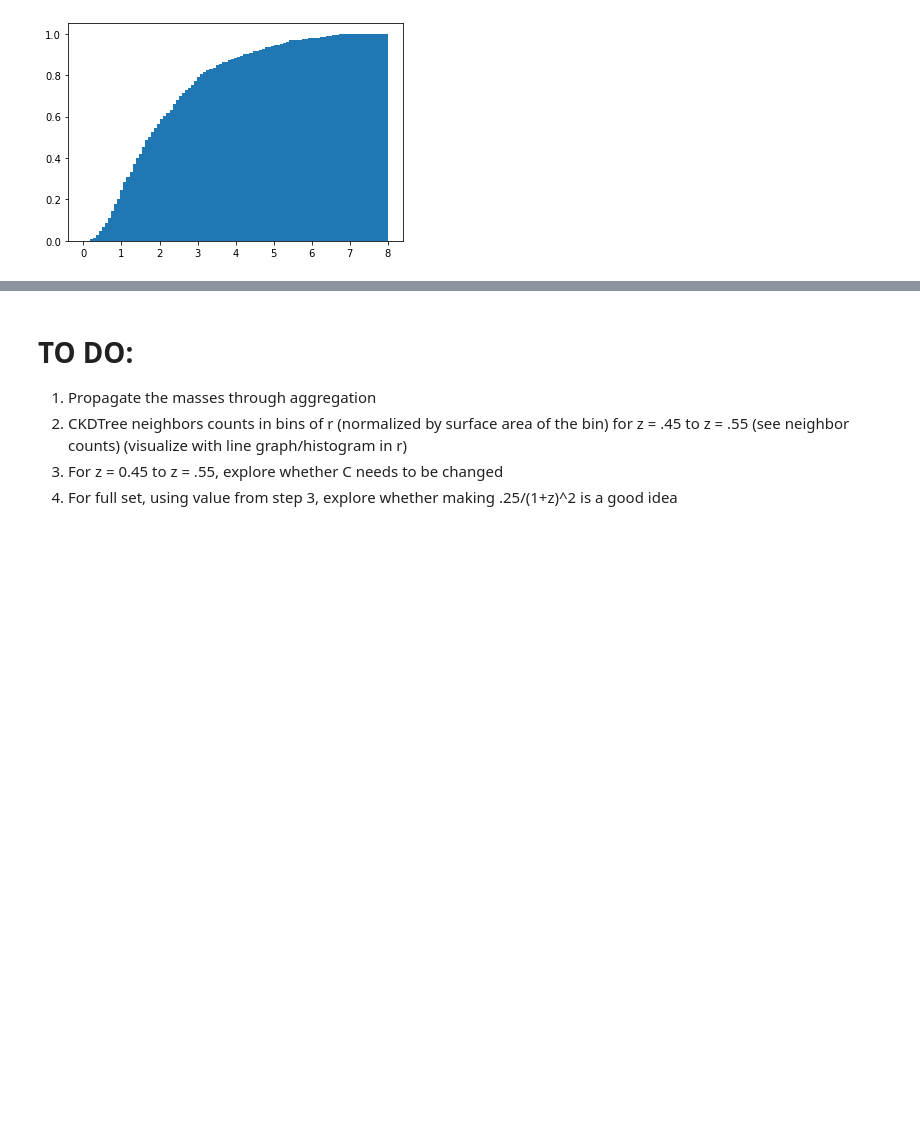
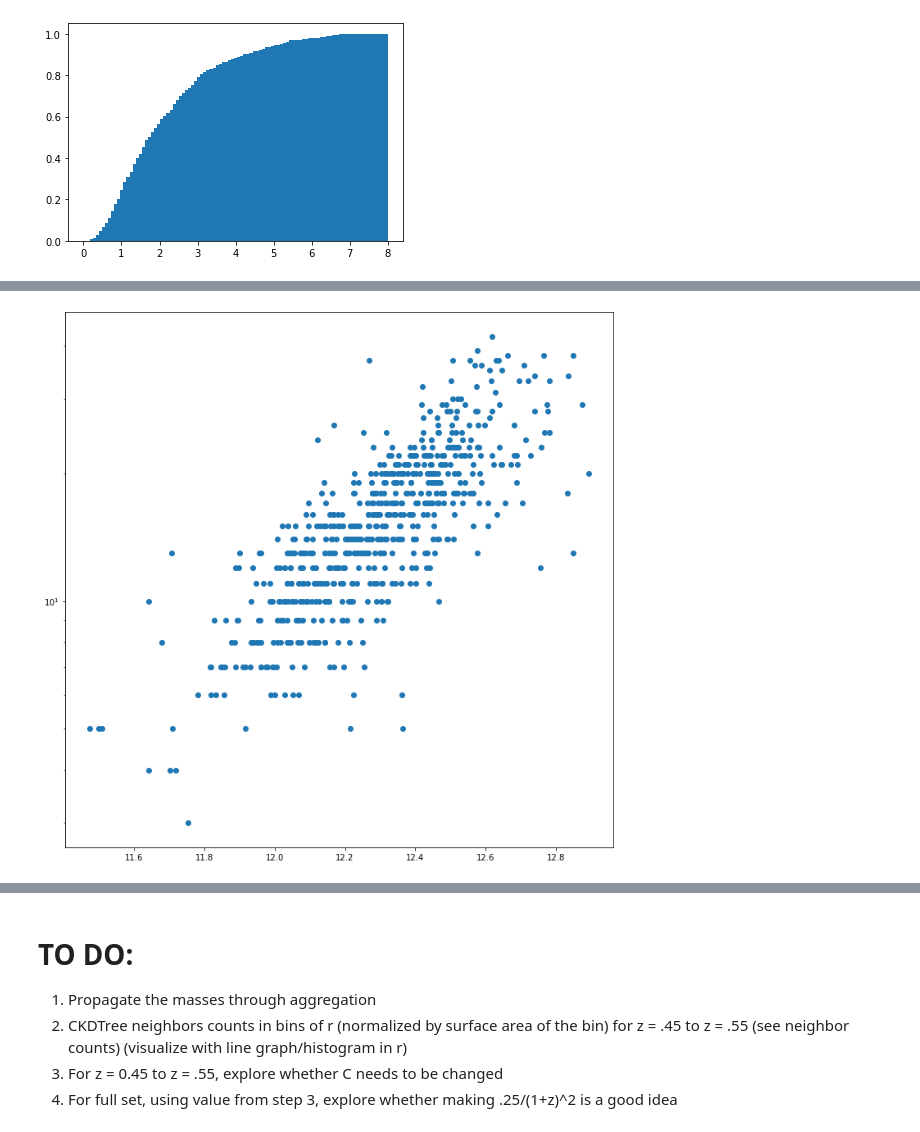
Before and after one commit to mjyb16/DESI_clusters_dumping_ground, a Jupyter notebook: DESI_Looped.ipynb, the cells around one changed output, grey strips where cells are left out. Cells and saved outputs as stored; diff of their text form; code cells hidden in the pictures; blank space fills up the shorter version.

```diff
--- a/DESI_Looped.ipynb
+++ b/DESI_Looped.ipynb
@@ -432,0 +674,6 @@ plt.show()
+# %%
+plt.figure(figsize = [12, 12])
+plt.semilogy(cluster_centrals_3D[np.logical_and(cluster_centrals_3D.z_phot_median > 0.75, cluster_centrals_3D.z_phot_median < 0.85)].neighbor_mass, cluster_centrals_3D[np.logical_and(cluster_centrals_3D.z_phot_median > 0.75, cluster_centrals_3D.z_phot_median < 0.85)].neighbors, "o")
+plt.show()
+# %% [output]
+[figure, added]
```
Also changed, not shown: parts of 21 cells of this notebook, 33 other files.
